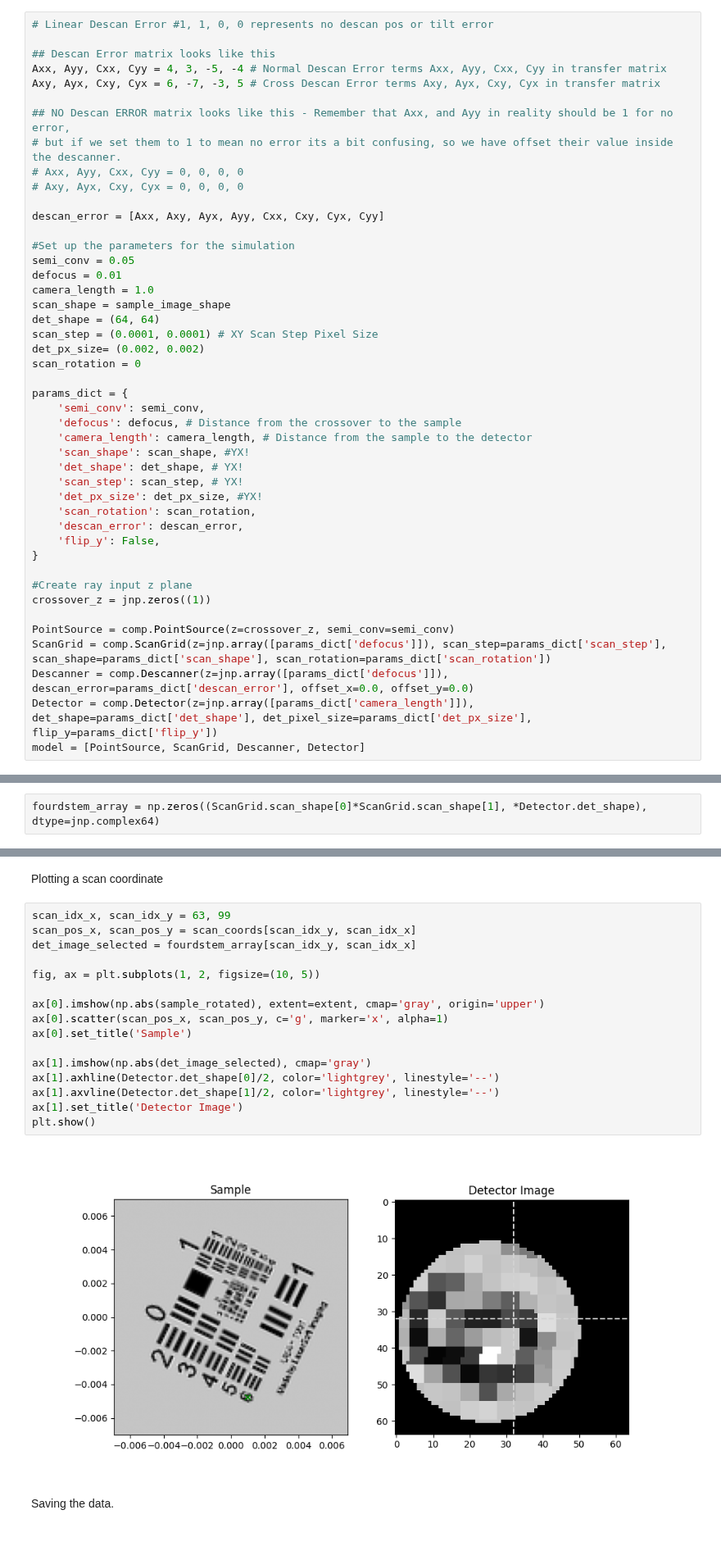
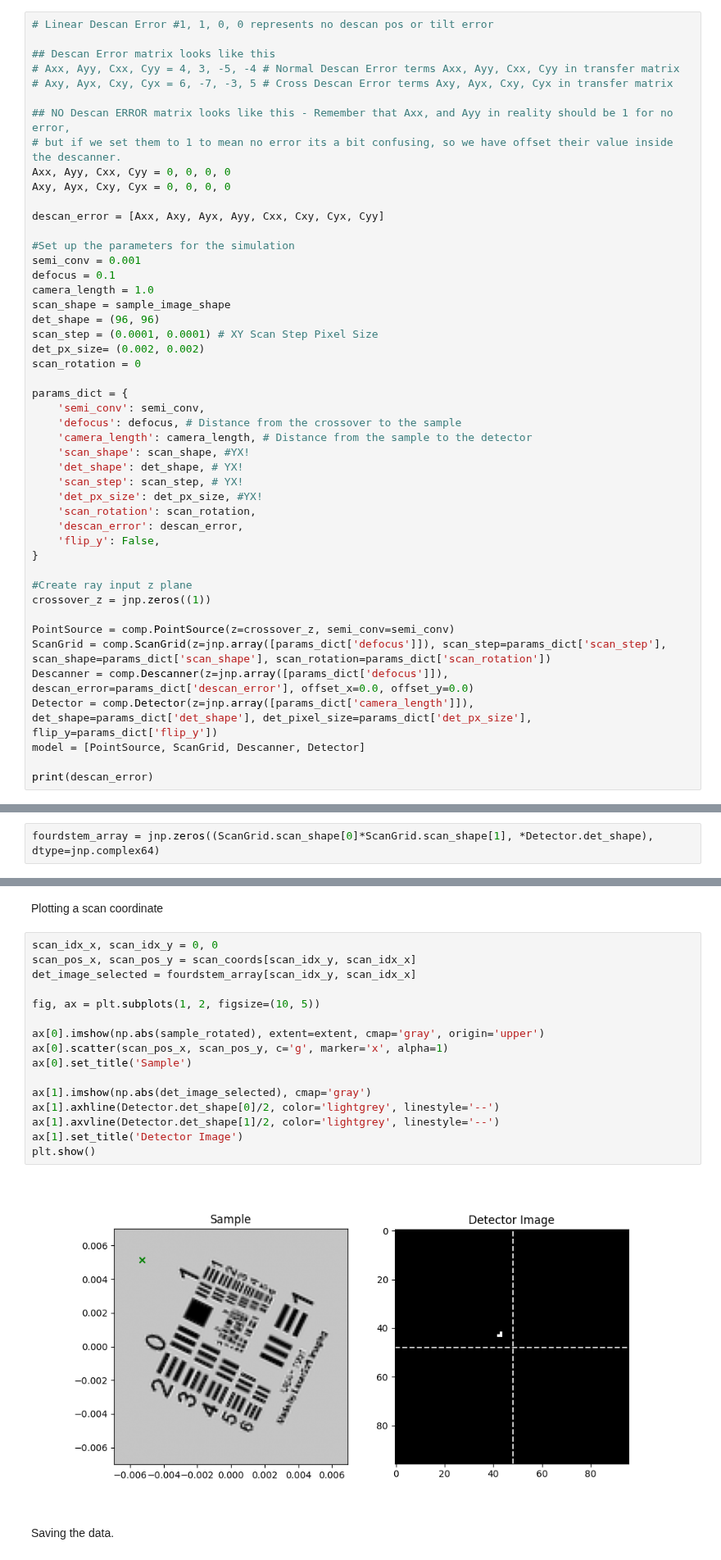
Before and after one commit to uellue/TemGymCore, a Jupyter notebook: fourdstem_example/generate.ipynb, the cells around one changed output, grey strips where cells are left out. Shown at 82% size. Saved outputs shown, nothing was run; the diff lists cells and outputs as text.

```diff
--- a/fourdstem_example/generate.ipynb
+++ b/fourdstem_example/generate.ipynb
@@ -68,22 +68,22 @@ extent = (
 # Linear Descan Error #1, 1, 0, 0 represents no descan pos or tilt error
 
 ## Descan Error matrix looks like this
-Axx, Ayy, Cxx, Cyy = 4, 3, -5, -4 # Normal Descan Error terms Axx, Ayy, Cxx, Cyy in transfer matrix
-Axy, Ayx, Cxy, Cyx = 6, -7, -3, 5 # Cross Descan Error terms Axy, Ayx, Cxy, Cyx in transfer matrix
+# Axx, Ayy, Cxx, Cyy = 4, 3, -5, -4 # Normal Descan Error terms Axx, Ayy, Cxx, Cyy in transfer matrix
+# Axy, Ayx, Cxy, Cyx = 6, -7, -3, 5 # Cross Descan Error terms Axy, Ayx, Cxy, Cyx in transfer matrix
 
 ## NO Descan ERROR matrix looks like this - Remember that Axx, and Ayy in reality should be 1 for no error,
 # but if we set them to 1 to mean no error its a bit confusing, so we have offset their value inside the descanner.
-# Axx, Ayy, Cxx, Cyy = 0, 0, 0, 0
-# Axy, Ayx, Cxy, Cyx = 0, 0, 0, 0
+Axx, Ayy, Cxx, Cyy = 0, 0, 0, 0
+Axy, Ayx, Cxy, Cyx = 0, 0, 0, 0
 
 descan_error = [Axx, Axy, Ayx, Ayy, Cxx, Cxy, Cyx, Cyy]
 
 #Set up the parameters for the simulation
-semi_conv = 0.05
-defocus = 0.01
+semi_conv = 0.001
+defocus = 0.1
 camera_length = 1.0
 scan_shape = sample_image_shape
-det_shape = (64, 64)
+det_shape = (96, 96)
 scan_step = (0.0001, 0.0001) # XY Scan Step Pixel Size
 det_px_size= (0.002, 0.002)
 scan_rotation = 0
@@ -109,3 +109,5 @@ ScanGrid = comp.ScanGrid(z=jnp.array([params_dict['defocus']]), scan_step=params
 Descanner = comp.Descanner(z=jnp.array([params_dict['defocus']]), descan_error=params_dict['descan_error'], offset_x=0.0, offset_y=0.0)
 Detector = comp.Detector(z=jnp.array([params_dict['camera_length']]), det_shape=params_dict['det_shape'], det_pixel_size=params_dict['det_px_size'], flip_y=params_dict['flip_y'])
 model = [PointSource, ScanGrid, Descanner, Detector]
+
+print(descan_error)
@@ -131,7 +145,7 @@ plt.show()
 # %% [markdown]
 Generating the forward dataset:
 # %%
-fourdstem_array = np.zeros((ScanGrid.scan_shape[0]*ScanGrid.scan_shape[1], *Detector.det_shape), dtype=jnp.complex64)
+fourdstem_array = jnp.zeros((ScanGrid.scan_shape[0]*ScanGrid.scan_shape[1], *Detector.det_shape), dtype=jnp.complex64)
 # %%
 fourdstem_array = compute_fourdstem_dataset(
     model, fourdstem_array, sample_interpolant
@@ -141,23 +155,23 @@ fourdstem_array = fourdstem_array.reshape(ScanGrid.scan_shape[0], ScanGrid.scan_
 # %% [markdown]
 Plotting a scan coordinate
 # %%
-scan_idx_x, scan_idx_y = 63, 99
+scan_idx_x, scan_idx_y = 0, 0
 scan_pos_x, scan_pos_y = scan_coords[scan_idx_y, scan_idx_x]
 det_image_selected = fourdstem_array[scan_idx_y, scan_idx_x]
 
 fig, ax = plt.subplots(1, 2, figsize=(10, 5))
 
 ax[0].imshow(np.abs(sample_rotated), extent=extent, cmap='gray', origin='upper')
 ax[0].scatter(scan_pos_x, scan_pos_y, c='g', marker='x', alpha=1)
 ax[0].set_title('Sample')
 
 ax[1].imshow(np.abs(det_image_selected), cmap='gray')
 ax[1].axhline(Detector.det_shape[0]/2, color='lightgrey', linestyle='--')
 ax[1].axvline(Detector.det_shape[1]/2, color='lightgrey', linestyle='--')
 ax[1].set_title('Detector Image')
 plt.show()
 # %% [output]
-[figure, old version]
+[figure, new version]
 # %% [markdown]
 Saving the data.
 # %%
```
Also changed, not shown: parts of 3 cells of this notebook, 8 other files.
